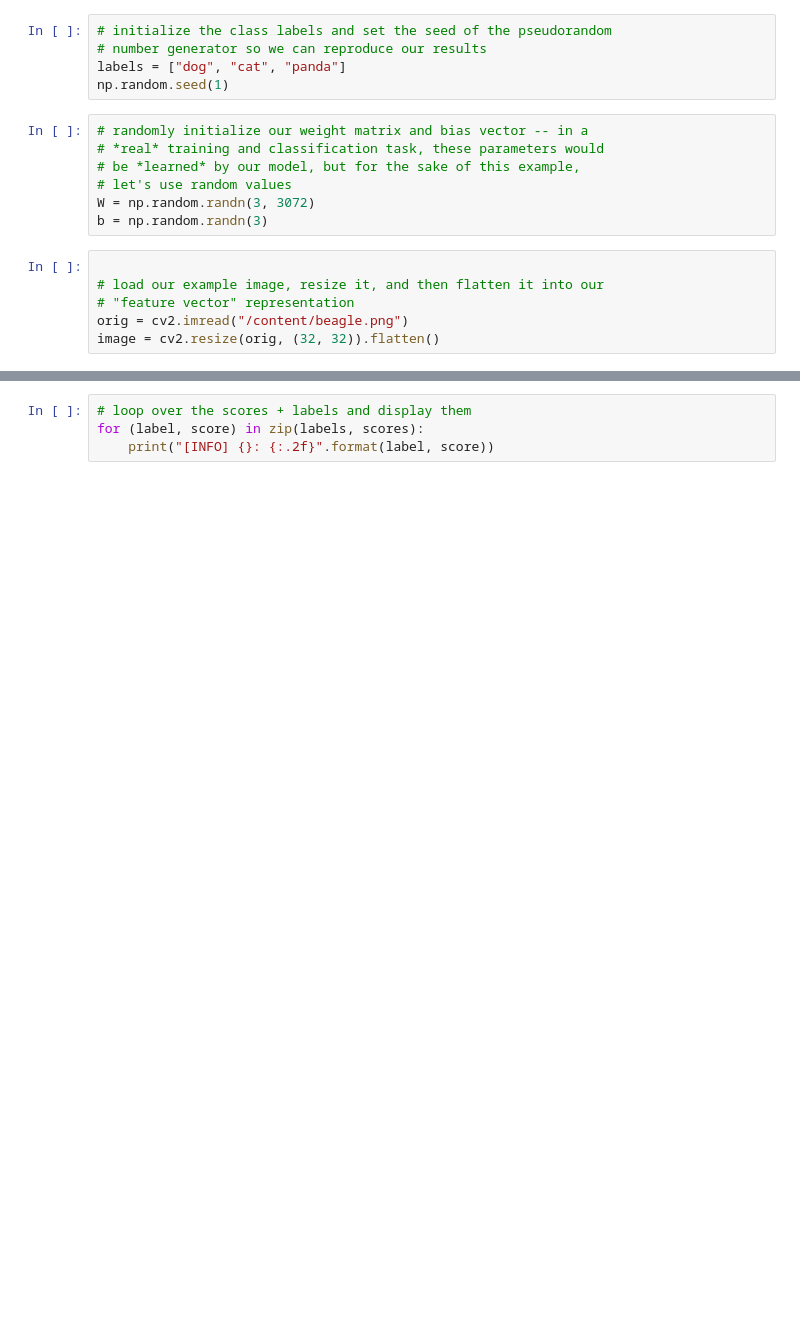
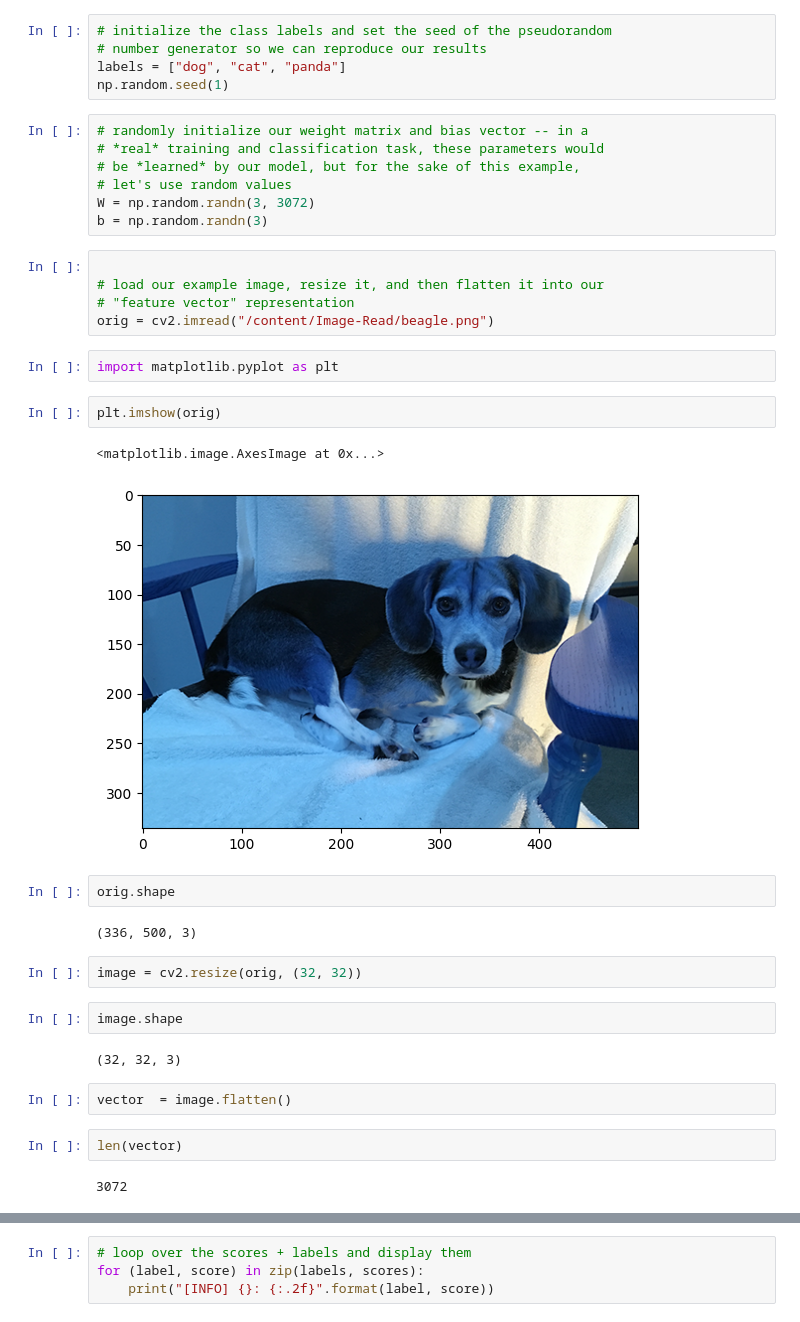
Before and after one commit to mohanrajmit/Image-Read, a Jupyter notebook: linear.ipynb, the cells around one changed output, grey strips where cells are left out. Cells and saved outputs as stored; diff of their text form; blank space fills up the shorter version.

```diff
--- a/linear.ipynb
+++ b/linear.ipynb
@@ -20,8 +30,30 @@ b = np.random.randn(3)
 
 # load our example image, resize it, and then flatten it into our
 # "feature vector" representation
-orig = cv2.imread("/content/beagle.png")
-image = cv2.resize(orig, (32, 32)).flatten()
+orig = cv2.imread("/content/Image-Read/beagle.png")
+# %%
+import matplotlib.pyplot as plt
+# %%
+plt.imshow(orig)
+# %% [output]
+<matplotlib.image.AxesImage at 0x...>
+[figure, added]
+# %%
+orig.shape
+# %% [output]
+(336, 500, 3)
+# %%
+image = cv2.resize(orig, (32, 32))
+# %%
+image.shape
+# %% [output]
+(32, 32, 3)
+# %%
+vector  = image.flatten()
+# %%
+len(vector)
+# %% [output]
+3072
 # %%
 # compute the output scores by taking the dot product between the
 # weight matrix and image pixels, followed by adding in the bias
```
Also changed, not shown: parts of 3 cells of this notebook.
